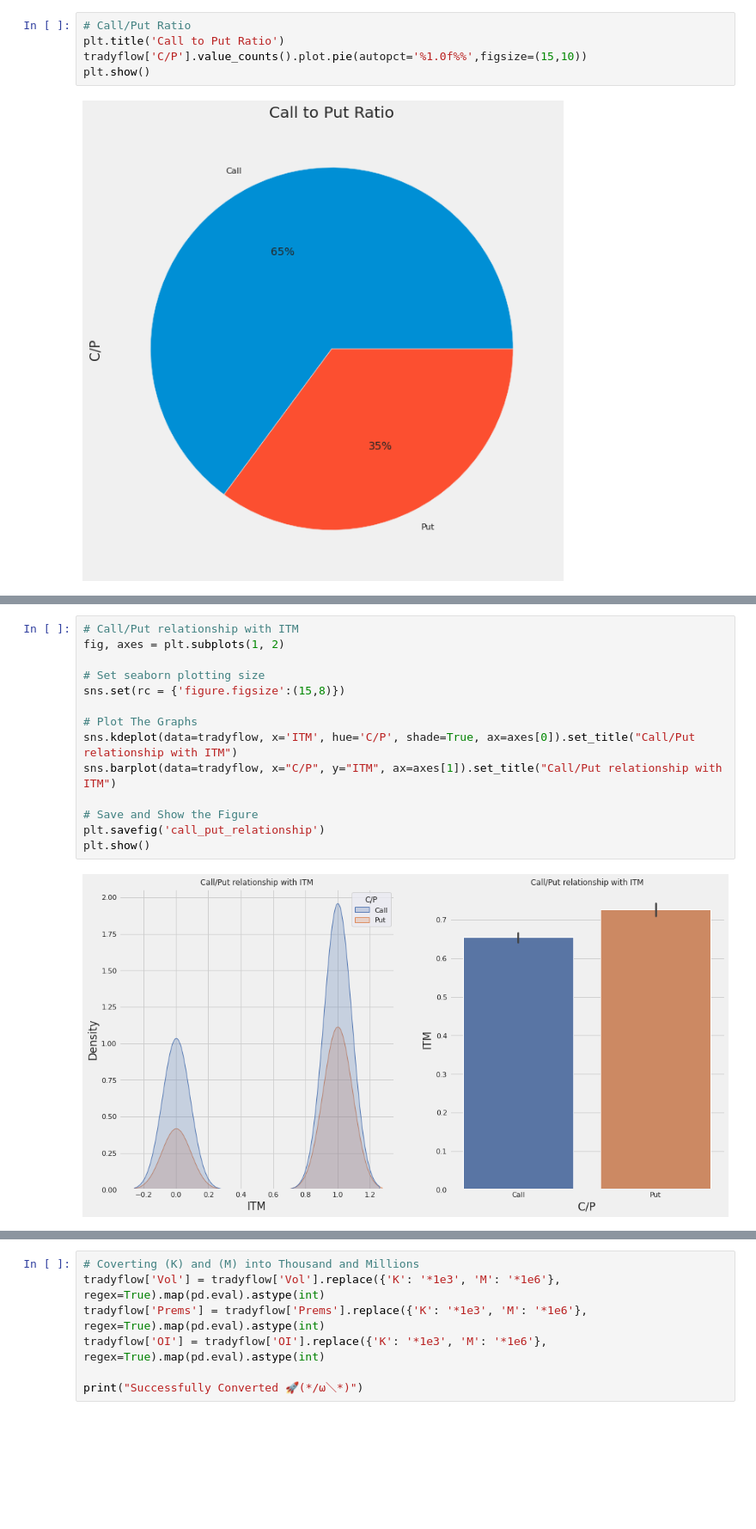
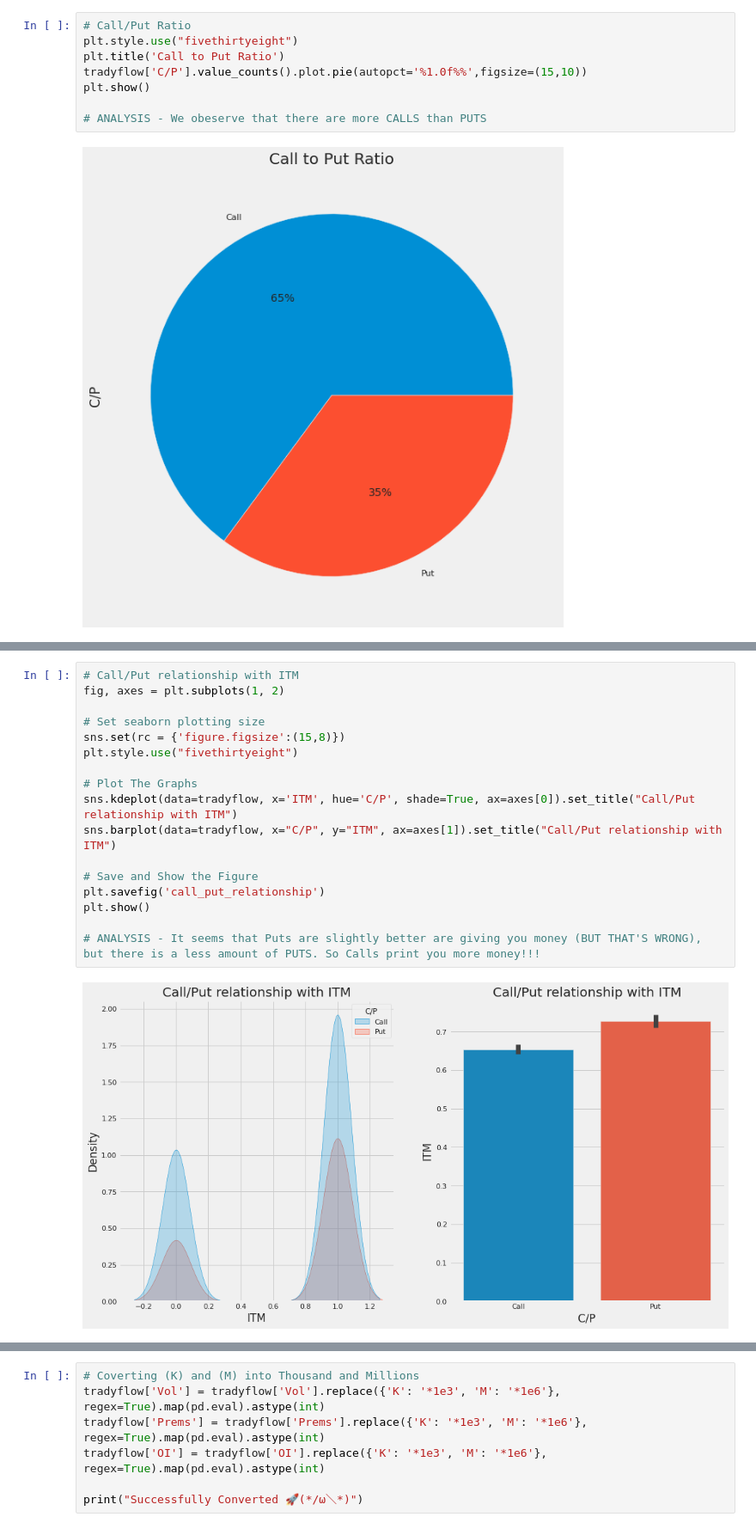
Before and after one commit to muhammadanas0716/Data-Science-Projects---EDA, a Jupyter notebook: 6. Tradyflow - Analysis/Tradyflow_Analysis.ipynb, the cells around one changed output, grey strips where cells are left out. Shown at 86% size. Saved outputs shown, nothing was run; the diff lists cells and outputs as text; blank space fills up the shorter version.

```diff
--- a/6. Tradyflow - Analysis/Tradyflow_Analysis.ipynb
+++ b/6. Tradyflow - Analysis/Tradyflow_Analysis.ipynb
@@ -183,9 +192,12 @@ plt.show()
 [figure]
 # %%
 # Call/Put Ratio
+plt.style.use("fivethirtyeight")
 plt.title('Call to Put Ratio')
 tradyflow['C/P'].value_counts().plot.pie(autopct='%1.0f%%',figsize=(15,10))
 plt.show()
+
+# ANALYSIS - We obeserve that there are more CALLS than PUTS
 # %% [output]
 [figure]
 # %%
@@ -215,16 +229,19 @@ plt.show()
 # %%
 # Call/Put relationship with ITM
 fig, axes = plt.subplots(1, 2)
 
 # Set seaborn plotting size
 sns.set(rc = {'figure.figsize':(15,8)})
+plt.style.use("fivethirtyeight")
 
 # Plot The Graphs
 sns.kdeplot(data=tradyflow, x='ITM', hue='C/P', shade=True, ax=axes[0]).set_title("Call/Put relationship with ITM")
 sns.barplot(data=tradyflow, x="C/P", y="ITM", ax=axes[1]).set_title("Call/Put relationship with ITM")
 
 # Save and Show the Figure
 plt.savefig('call_put_relationship')
 plt.show()
+
+# ANALYSIS - It seems that Puts are slightly better are giving you money (BUT THAT'S WRONG), but there is a less amount of PUTS. So Calls print you more money!!!
 # %% [output]
-[figure, old version]
+[figure, new version]
```
Also changed, not shown: parts of 14 cells of this notebook.
